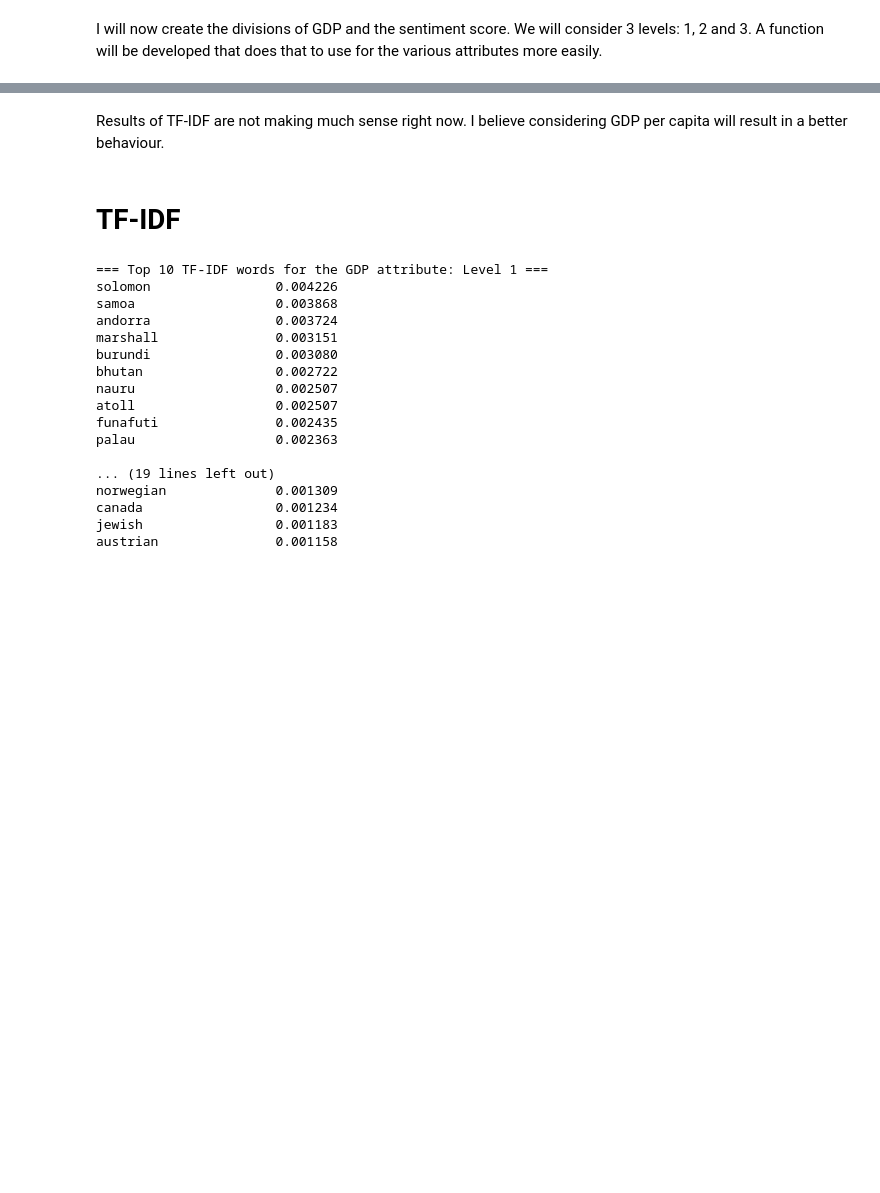
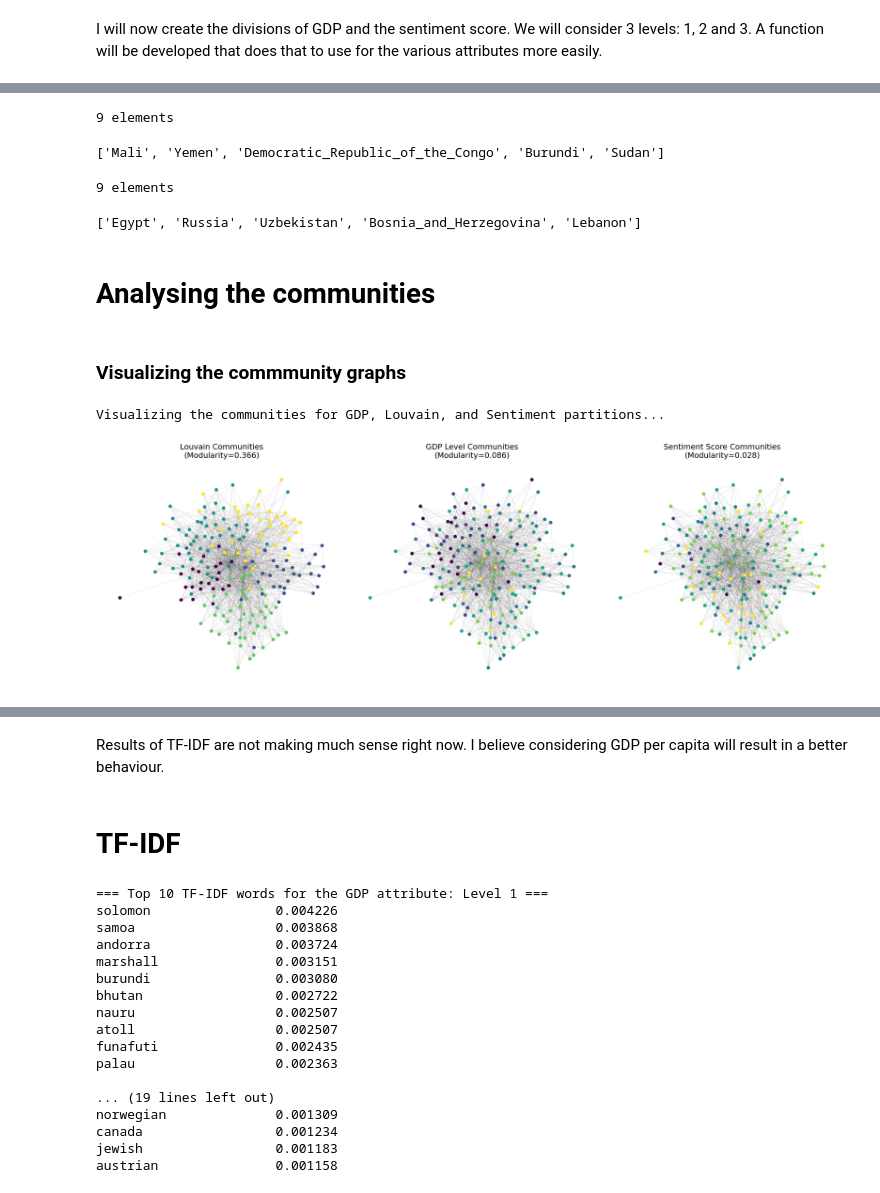
Before and after one commit to joaommata/WorldGraph, a Jupyter notebook: communities.ipynb, the cells around one changed output, grey strips where cells are left out. Saved outputs shown, nothing was run; the diff lists cells and outputs as text; code cells hidden in the pictures; blank space fills up the shorter version.

Commit message:
wip - started community analysis

```diff
--- a/communities.ipynb
+++ b/communities.ipynb
@@ -9 +21,5 @@ First, we will inspect the network
+# %%
+# Load graph and make undirected
+G = nx.read_graphml("data/world_graph_attributes.graphml")
+G = G.to_undirected()
 # %%
@@ -235,3 +205,3 @@ print(sentiment_partitions["Level_3"])
 # %%
-gdp_partitions = classify_nodes_by_attribute(G,'gdp', k=3)
+gdp_partitions = classify_nodes_by_attribute(G,'gdp', k=6)
 # %%
@@ -268,0 +225,2 @@ print(len(gdp_partitions["Level_4"]))
+# %%
+sentiment_partitions = classify_nodes_by_attribute(G, "sentiment_score", k=6)
@@ -268,0 +233,72 @@ print(len(gdp_partitions["Level_4"]))
+# %%
+print(len(sentiment_partitions["Level_2"]), "elements")
+sentiment_partitions["Level_2"][:5] # TO SHOW
+# %% [output]
+9 elements
+['Mali', 'Yemen', 'Democratic_Republic_of_the_Congo', 'Burundi', 'Sudan']
+# %%
+print(len(sentiment_partitions["Level_2"]), "elements")
+sentiment_partitions["Level_3"][:5] # TO SHOW
+# %% [output]
+9 elements
+['Egypt', 'Russia', 'Uzbekistan', 'Bosnia_and_Herzegovina', 'Lebanon']
+# %% [markdown]
+# Analysing the communities
+# %% [markdown]
+### Visualizing the commmunity graphs
+# %%
+# Visualizing the communities for GDP, Louvain, and Sentiment partitions
+print("Visualizing the communities for GDP, Louvain, and Sentiment partitions...\n")
+
+fig, axes = plt.subplots(1, 3, figsize=(30, 10))
+pos = nx.spring_layout(G, seed=42)
+
+# GDP partition colors
+gdp_levels = list(gdp_partitions.keys())
+gdp_colors = []
+for node in G.nodes():
+    for idx, level in enumerate(gdp_levels):
+        if node in gdp_partitions[level]:
+            gdp_colors.append(idx)
+            break
+
+# Louvain partition colors
+louvain_colors = []
+for node in G.nodes():
+    for idx, community in enumerate(louvain_communities):
+        if node in community:
+            louvain_colors.append(idx)
+            break
+
+# Sentiment partition colors
+sentiment_levels = list(sentiment_partitions.keys())
+sentiment_colors = []
+for node in G.nodes():
+    for idx, level in enumerate(sentiment_levels):
+        if node in sentiment_partitions[level]:
+            sentiment_colors.append(idx)
+            break
+
+# 1. Louvain communities
+axes[0].set_title(f"Louvain Communities\n(Modularity={louvain_modularity:.3f})", fontsize=22)
+nx.draw_networkx_nodes(G, pos, node_size=80, node_color=louvain_colors, cmap=plt.cm.viridis, ax=axes[0])
+nx.draw_networkx_edges(G, pos, alpha=0.1, ax=axes[0])
+axes[0].axis("off")
+
+# 2. GDP communities
+axes[1].set_title(f"GDP Level Communities\n(Modularity={gdp_modularity:.3f})", fontsize=22)
+nx.draw_networkx_nodes(G, pos, node_size=80, node_color=gdp_colors, cmap=plt.cm.viridis, ax=axes[1])
+nx.draw_networkx_edges(G, pos, alpha=0.1, ax=axes[1])
+axes[1].axis("off")
+
+# 3. Sentiment communities
+axes[2].set_title(f"Sentiment Score Communities\n(Modularity={sentiment_modularity:.3f})", fontsize=22)
+nx.draw_networkx_nodes(G, pos, node_size=80, node_color=sentiment_colors, cmap=plt.cm.viridis, ax=axes[2])
+nx.draw_networkx_edges(G, pos, alpha=0.1, ax=axes[2])
+axes[2].axis("off")
+
+plt.tight_layout()
+plt.show()
+# %% [output]
+Visualizing the communities for GDP, Louvain, and Sentiment partitions...
+[figure, added]
```
Also changed, not shown: parts of 40 cells of this notebook.
